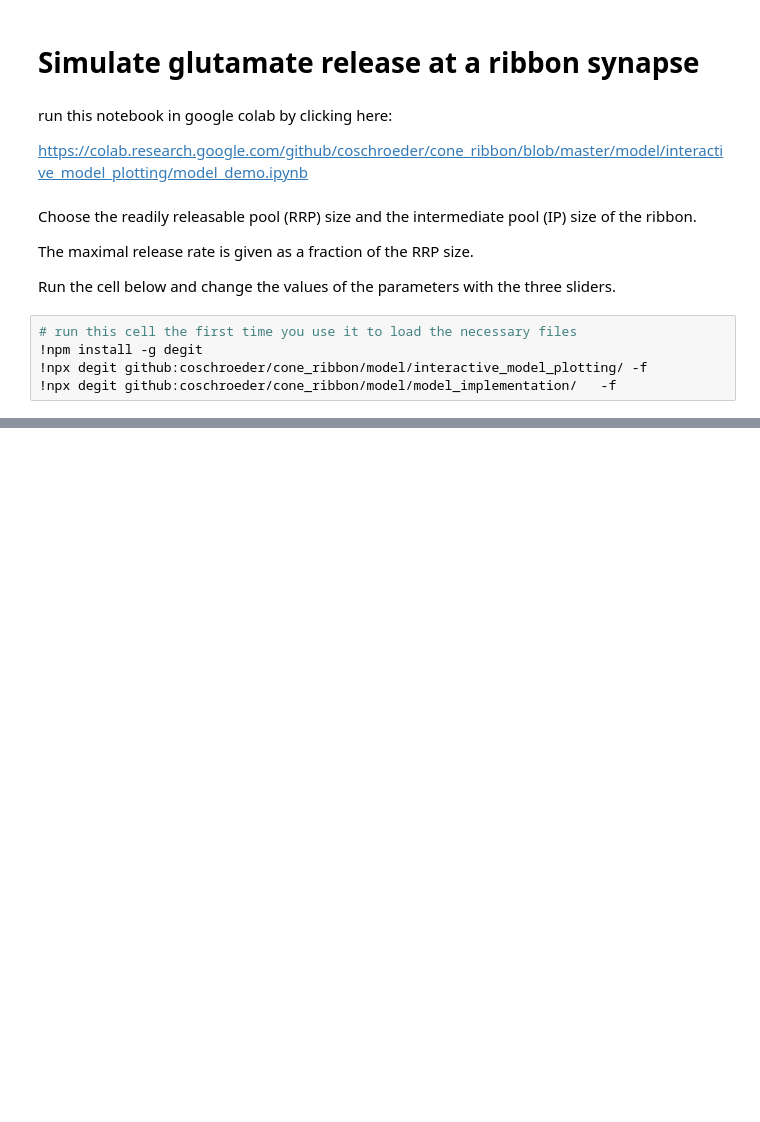
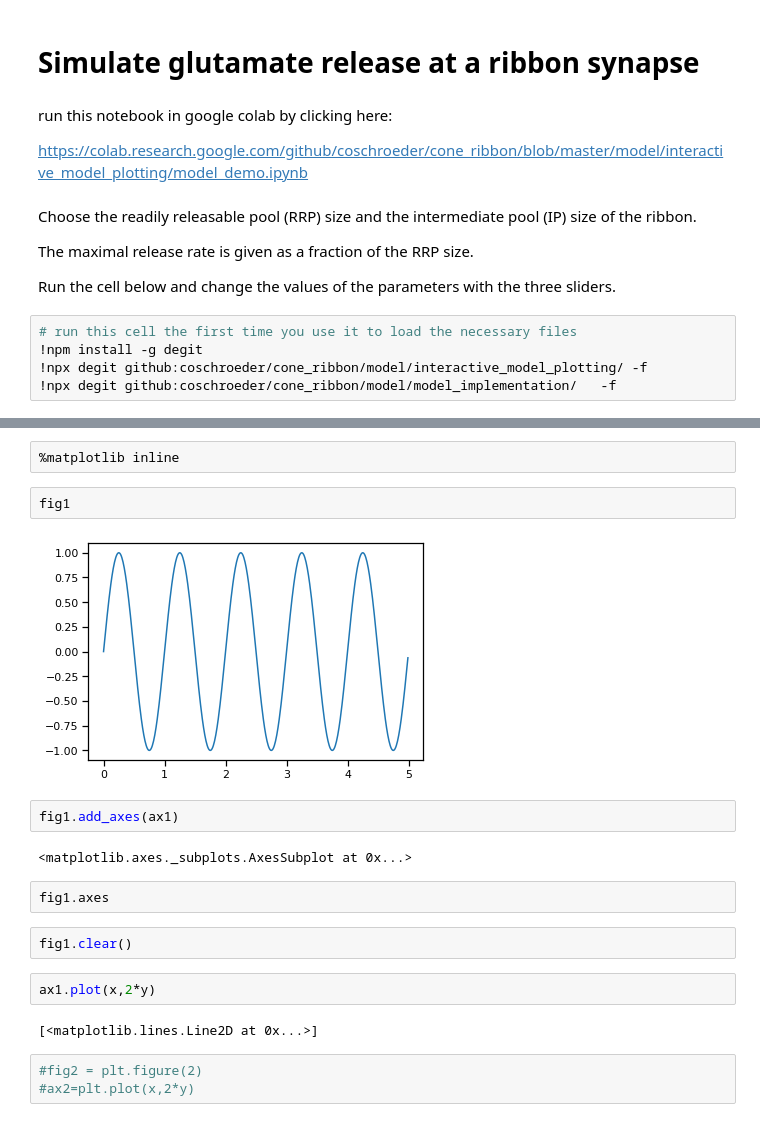
Before and after one commit to coschroeder/cone_ribbon, a Jupyter notebook: model/interactive_model_plotting/model_demo.ipynb, the cells around one changed output, grey strips where cells are left out. Cells and saved outputs as stored; diff of their text form; blank space fills up the shorter version.

```diff
--- a/model/interactive_model_plotting/model_demo.ipynb
+++ b/model/interactive_model_plotting/model_demo.ipynb
@@ -22,0 +97,21 @@ interactive(children=(FloatSlider(value=4.0, continuous_update=False, descriptio
+# %%
+%matplotlib inline
+# %%
+fig1
+# %% [output]
+[figure, added]
+# %%
+fig1.add_axes(ax1)
+# %% [output]
+<matplotlib.axes._subplots.AxesSubplot at 0x...>
+# %%
+fig1.axes
+# %%
+fig1.clear()
+# %%
+ax1.plot(x,2*y)
+# %% [output]
+[<matplotlib.lines.Line2D at 0x...>]
+# %%
+#fig2 = plt.figure(2)
+#ax2=plt.plot(x,2*y)
```
Also changed, not shown: parts of 12 cells of this notebook, 1 other file.
